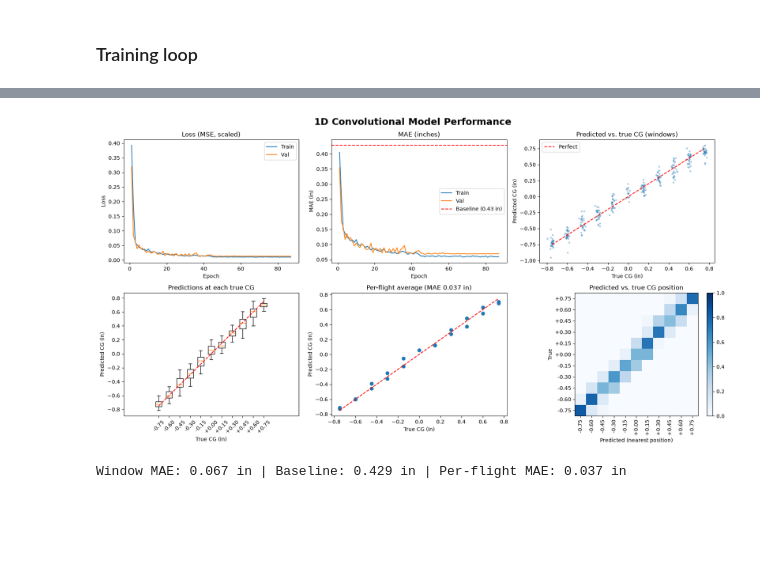
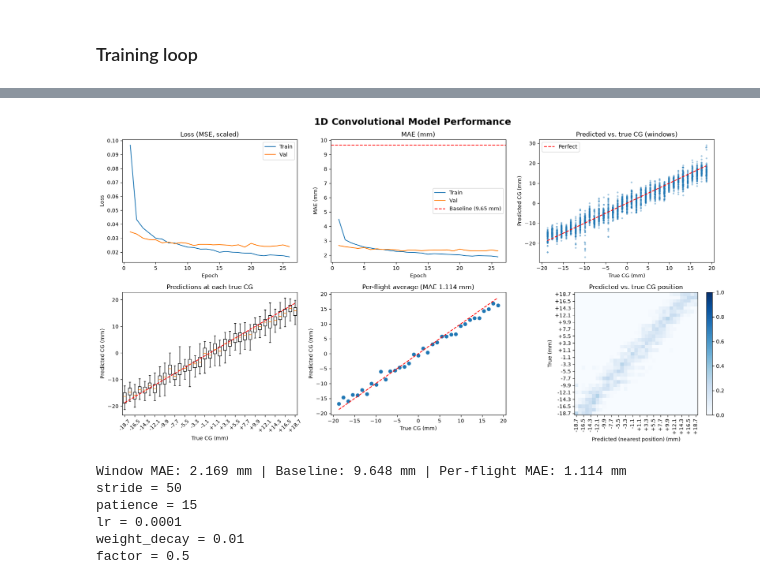
Before and after one commit to afdavisLETU/FENNEC-26_27, a Jupyter notebook: Mitchell Moffitt/1D_Conv.ipynb, the cells around one changed output, grey strips where cells are left out. Cells and saved outputs as stored; diff of their text form; code cells hidden in the pictures; blank space fills up the shorter version.

```diff
--- a/Mitchell Moffitt/1D_Conv.ipynb
+++ b/Mitchell Moffitt/1D_Conv.ipynb
@@ -406,7 +416,8 @@ INPUT_FEATURES = SEGMENT_LENGTH * INPUT_CHANNELS
 OUTPUT_FEATURES = 1 #Number of output features (CG prediction in 1D)
 
 EPOCHS = 150  # Max number of training epochs (training can stop earlier, see PATIENCE)
-PATIENCE = 40  # Stop training if val MAE hasn't improved for this many epochs in a row
+PATIENCE = 15  # Stop training if val MAE hasn't improved for this many epochs in a row
+FACTOR = 0.5  # Factor by which the learning rate will be reduced when the validation loss plateaus
 LR = 0.0001
 WEIGHT_DECAY = 1e-2
 DROPOUT_RATE1 = 0.1
@@ -438,10 +449,10 @@ class OneDVariableCGPredictionModel(nn.Module):
         for dilation in (1, 2, 4, 8):
             layers += [
                 nn.Conv1d(ch, HIDDEN_LAYER1, kernel_size=7, padding=3 * dilation, dilation=dilation),
-                #nn.BatchNorm1d(HIDDEN_LAYER1),
+                nn.BatchNorm1d(HIDDEN_LAYER1),
                 nn.ReLU(),
                 nn.Conv1d(HIDDEN_LAYER1, HIDDEN_LAYER2, kernel_size=7, padding=3 * dilation, dilation=dilation),
-                #nn.BatchNorm1d(HIDDEN_LAYER2),
+                nn.BatchNorm1d(HIDDEN_LAYER2),
                 nn.ReLU(),
             ]
             ch = HIDDEN_LAYER2
@@ -487,8 +498,8 @@ optimizer = torch.optim.AdamW(LRModel.parameters(), lr=LR, weight_decay=WEIGHT_D
 scheduler = torch.optim.lr_scheduler.ReduceLROnPlateau(
     optimizer,
     mode="min",
-    factor=0.1, #How much it cuts the lr down by
-    patience=10 #Number of epochs with no improvement after which the learning rate will be reduced
+    factor=FACTOR, #How much it cuts the lr down by
+    patience=PATIENCE #Number of epochs with no improvement after which the learning rate will be reduced
 )
 #The scheduler will reduce the learning rate when the validation loss plateaus
 # %%
@@ -586,8 +597,8 @@ for epoch in range(EPOCHS):
 
     print(
         f"Epoch [{epoch+1}/{EPOCHS}] | "
-        f"Train Loss: {avg_train_loss:.4f} | Train MAE: {train_mae:.3f} in | "
-        f"Val Loss: {avg_val_loss:.4f} | Val MAE: {val_mae:.3f} in | "
+        f"Train Loss: {avg_train_loss:.4f} | Train MAE: {train_mae:.3f} mm | "
+        f"Val Loss: {avg_val_loss:.4f} | Val MAE: {val_mae:.3f} mm | "
         f"LR: {optimizer.param_groups[0]['lr']:.5f}"
     )
 
@@ -596,7 +607,7 @@ for epoch in range(EPOCHS):
         print(f"\nEarly stop at epoch {epoch+1}: val MAE hasn't improved for {PATIENCE} epochs")
         break
 
-print(f"\nBest val MAE: {best_val_mae:.3f} in at epoch {best_epoch}")
+print(f"\nBest val MAE: {best_val_mae:.3f} mm at epoch {best_epoch}")
 
 LRModel.load_state_dict(torch.load(best_path, map_location=device))
 LRModel.to(device)
@@ -604,5 +615,5 @@ LRModel.eval()
 
 # Score the test set exactly once, with the model chosen on validation
 test_loss, test_mae = evaluate(LRModel, test_loader, loss_fn, device)
-print(f"Test MAE (unseen flights): {test_mae:.3f} in")
+print(f"Test MAE (unseen flights): {test_mae:.3f} mm")
 # %% [output]
@@ -671,7 +666,7 @@ Test accuracy (whole flights): 71.4%  (21 flights)
 # %%
 import numpy as np
 import matplotlib.pyplot as plt
-from Variable_CG_Preprocessing import unscale_target, CG_MAX, CG_STEP
+from Variable_CG_Preprocessing_mm import unscale_target, CG_MAX, CG_STEP
 
 # ---------- Collect predictions (test_loader has shuffle=False, so order matches test_targets) ----------
 LRModel.eval()
@@ -700,59 +695,75 @@ ax[0].legend()
 # 2) Learning curves: MAE vs. the "always predict 0" baseline
 ax[1].plot(ep, history["train_mae"], label="Train")
 ax[1].plot(ep, history["val_mae"], label="Val")
-ax[1].axhline(BASELINE_MAE, color="red", ls="--", label=f"Baseline ({BASELINE_MAE:.2f} in)")
-ax[1].set(title="MAE (inches)", xlabel="Epoch", ylabel="MAE (in)")
+ax[1].axhline(BASELINE_MAE, color="red", ls="--", label=f"Baseline ({BASELINE_MAE:.2f} mm)")
+ax[1].set(title="MAE (mm)", xlabel="Epoch", ylabel="MAE (mm)")
 ax[1].legend()
 
 # 3) Predicted vs. true, per window
 jitter = np.random.default_rng(0).normal(0, 0.012, size=true_in.shape)
 ax[2].scatter(true_in + jitter, pred_in, s=6, alpha=0.3)
 ax[2].plot([-CG_MAX, CG_MAX], [-CG_MAX, CG_MAX], "r--", label="Perfect")
-ax[2].set(title="Predicted vs. true CG (windows)", xlabel="True CG (in)", ylabel="Predicted CG (in)")
+ax[2].set(title="Predicted vs. true CG (windows)", xlabel="True CG (mm)", ylabel="Predicted CG (mm)")
 ax[2].legend()
 
 # 4) Prediction spread at each true CG position
 data = [pred_in[np.isclose(true_in, c, atol=1e-3)] for c in cg_levels]
 ax[3].boxplot(data, positions=cg_levels, widths=CG_STEP * 0.6, showfliers=False)
 ax[3].plot([-CG_MAX, CG_MAX], [-CG_MAX, CG_MAX], "r--")
-ax[3].set(title="Predictions at each true CG", xlabel="True CG (in)", ylabel="Predicted CG (in)")
-ax[3].set_xticks(cg_levels)
-ax[3].set_xticklabels([f"{c:+.2f}" for c in cg_levels], rotation=45)
+ax[3].set(title="Predictions at each true CG", xlabel="True CG (mm)", ylabel="Predicted CG (mm)")
+ax[3].set_xticks(cg_levels[::2])
+ax[3].set_xticklabels([f"{c:+.1f}" for c in cg_levels[::2]], rotation=45)
+# ax[3].set_xticks(cg_levels)
+# ax[3].set_xticklabels([f"{c:+.2f}" for c in cg_levels], rotation=45)
 
 # 5) Per-flight averaged predictions (averages all windows from the same flight)
 n_fl = test_flight_idx.max() + 1
 fl_pred = np.bincount(test_flight_idx, weights=pred_in, minlength=n_fl) / np.bincount(test_flight_idx, minlength=n_fl)
 fl_true = np.bincount(test_flight_idx, weights=true_in, minlength=n_fl) / np.bincount(test_flight_idx, minlength=n_fl)
 ax[4].scatter(fl_true, fl_pred, s=40)
 ax[4].plot([-CG_MAX, CG_MAX], [-CG_MAX, CG_MAX], "r--")
 fl_mae = np.mean(np.abs(fl_pred - fl_true))
-ax[4].set(title=f"Per-flight average (MAE {fl_mae:.3f} in)", xlabel="True CG (in)", ylabel="Predicted CG (in)")
+ax[4].set(title=f"Per-flight average (MAE {fl_mae:.3f} mm)", xlabel="True CG (mm)", ylabel="Predicted CG (mm)")
 
 # 6) Confusion heatmap: prediction snapped to the nearest CG position
 #expalon how the heat map works line by line
 snap = np.clip(np.round(pred_in / CG_STEP) * CG_STEP, -CG_MAX, CG_MAX)
 ti = np.round((true_in + CG_MAX) / CG_STEP).astype(int)
 pi = np.round((snap + CG_MAX) / CG_STEP).astype(int)
 cm = np.zeros((len(cg_levels), len(cg_levels)))
 for t, p in zip(ti, pi):
     cm[t, p] += 1
 cm = cm / cm.sum(axis=1, keepdims=True)                      # each row sums to 1
 im = ax[5].imshow(cm, cmap="Blues", origin="lower", vmin=0, vmax=1)
-ax[5].set_xticks(range(len(cg_levels)))
-ax[5].set_xticklabels([f"{c:+.2f}" for c in cg_levels], rotation=90)
-ax[5].set_yticks(range(len(cg_levels)))
-ax[5].set_yticklabels([f"{c:+.2f}" for c in cg_levels])
-ax[5].set(title="Predicted vs. true CG position", xlabel="Predicted (nearest position)", ylabel="True")
+ax[5].set_xticks(range(0, len(cg_levels), 2))
+ax[5].set_xticklabels([f"{c:+.1f}" for c in cg_levels[::2]], rotation=90)
+ax[5].set_yticks(range(0, len(cg_levels), 2))
+ax[5].set_yticklabels([f"{c:+.1f}" for c in cg_levels[::2]])
+# ax[5].set_xticks(range(len(cg_levels)))
+# ax[5].set_xticklabels([f"{c:+.2f}" for c in cg_levels], rotation=90)
+# ax[5].set_yticks(range(len(cg_levels)))
+# ax[5].set_yticklabels([f"{c:+.2f}" for c in cg_levels])
+ax[5].set(title="Predicted vs. true CG position", xlabel="Predicted (nearest position) (mm)", ylabel="True (mm)")
 fig.colorbar(im, ax=ax[5], fraction=0.046)
 
 fig.suptitle("1D Convolutional Model Performance", fontsize=18, fontweight="bold")   # one big label on top
 plt.tight_layout()
 plt.show()
 
-print(f"Window MAE: {np.mean(np.abs(err)):.3f} in | Baseline: {BASELINE_MAE:.3f} in | Per-flight MAE: {fl_mae:.3f} in")
+print(f"Window MAE: {np.mean(np.abs(err)):.3f} mm | Baseline: {BASELINE_MAE:.3f} mm | Per-flight MAE: {fl_mae:.3f} mm")
+print(f"stride = {stride}")
+print(f"patience = {PATIENCE}")
+print(f"lr = {LR}")
+print(f"weight_decay = {WEIGHT_DECAY}")
+print(f"factor = {FACTOR}")
 # %% [output]
-[figure, old version]
+[figure, new version]
-Window MAE: 0.067 in | Baseline: 0.429 in | Per-flight MAE: 0.037 in
+Window MAE: 2.169 mm | Baseline: 9.648 mm | Per-flight MAE: 1.114 mm
+stride = 50
+patience = 15
+lr = 0.0001
+weight_decay = 0.01
+factor = 0.5
 # %%
 # --- ACCURACY ---
 # Snap each prediction to the nearest real CG position, then compare to the true position
```
Also changed, not shown: parts of 8 cells of this notebook.
